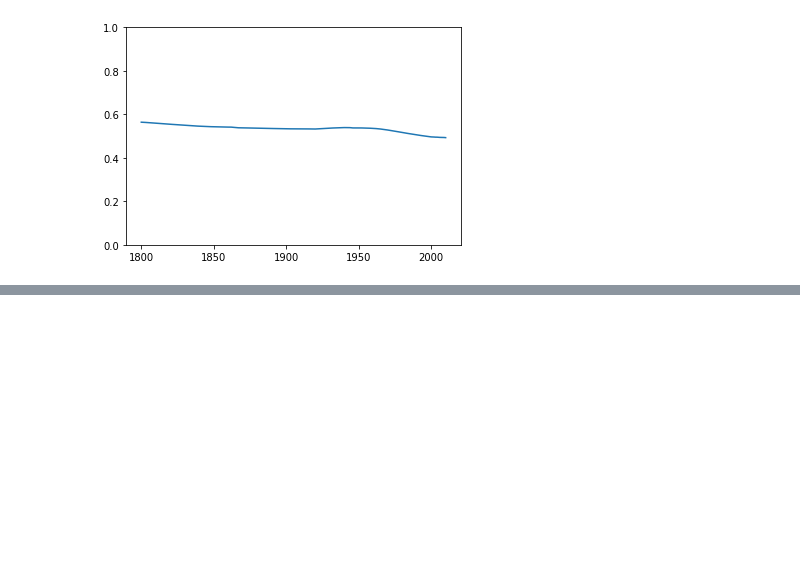
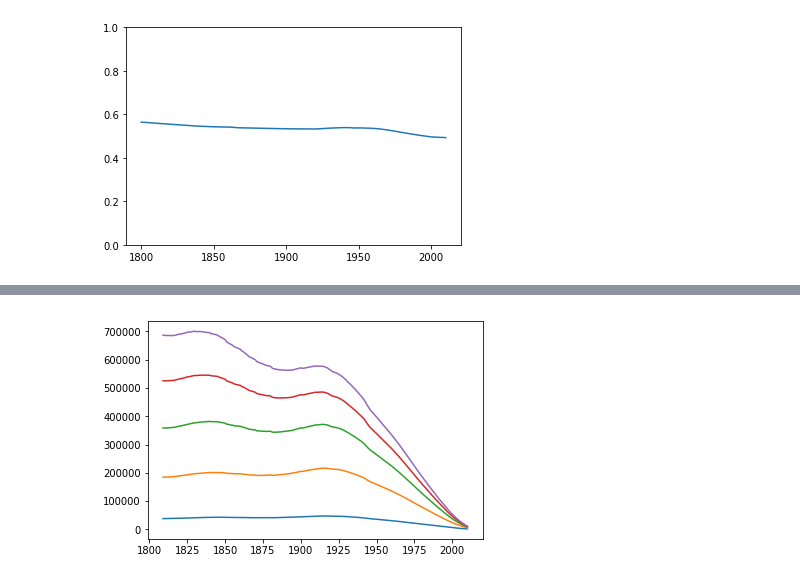
Before and after one commit to zhuowei/FamilinxAnalysis, a Jupyter notebook: process_output/Familinx_Analyze.ipynb, the cells around one changed output, grey strips where cells are left out. Saved outputs shown, nothing was run; the diff lists cells and outputs as text; code cells hidden in the pictures; blank space fills up the shorter version.

```diff
--- a/process_output/Familinx_Analyze.ipynb
+++ b/process_output/Familinx_Analyze.ipynb
@@ -54,0 +74,11 @@ graph_male_female_ratio()
+# %%
+# OK, the linear upwards trend from 1800 to 1809 is because we only started choosing people in 1809...
+# let's try graphing it only from 1809:
+def graph_absolute_descendants_per_year_1809():
+    #plt.plot(x_years, total_per_year, label="Total")
+    start = 1809 - 1800
+    for i in range(len(ratios)):
+        plt.plot(x_years[start:], descendants_counts[i][start:], label=ratios[i] + "%")
+graph_absolute_descendants_per_year_1809()
+# %% [output]
+[figure, added]
```
Also changed, not shown: parts of 6 cells of this notebook, 2 other files.
